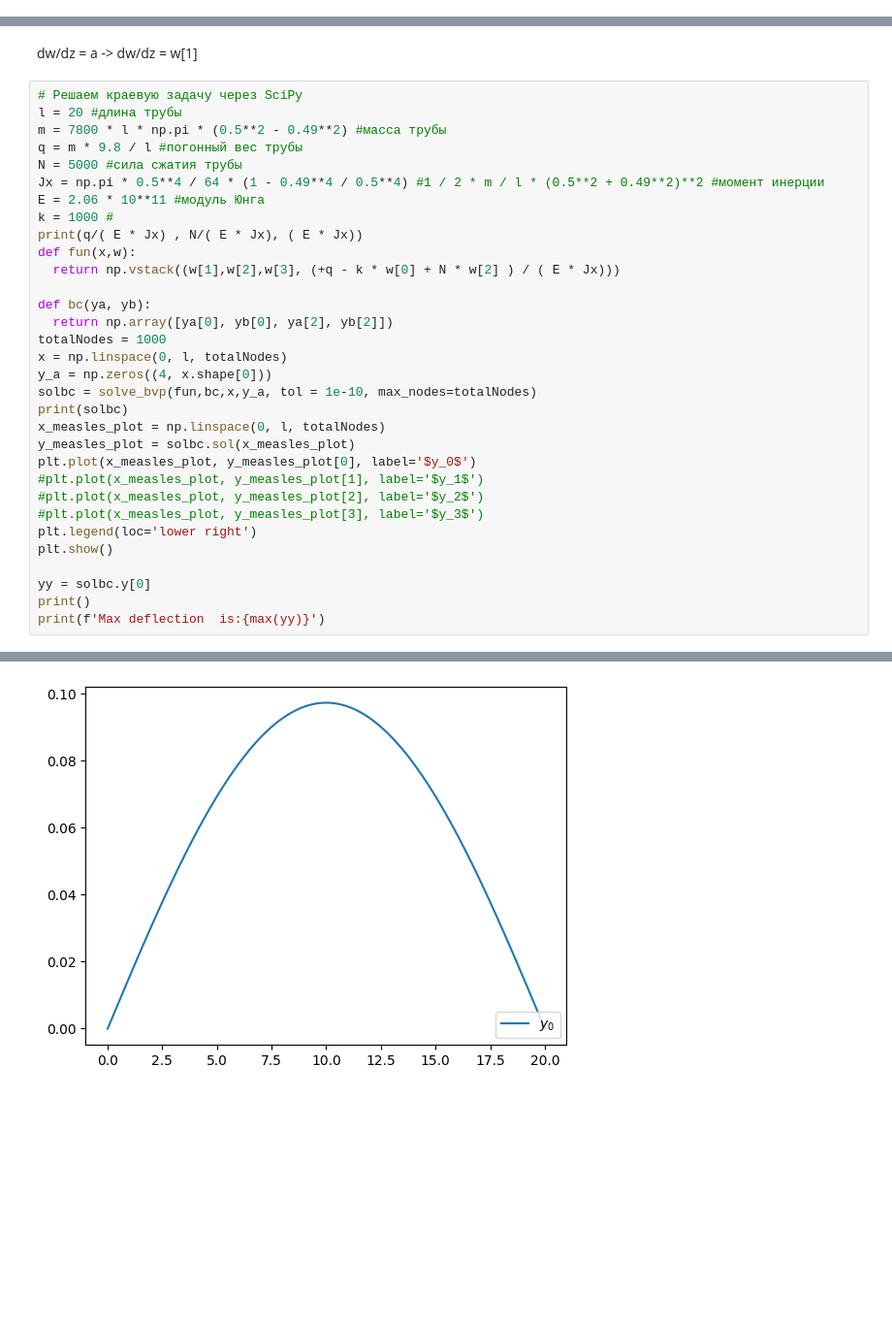
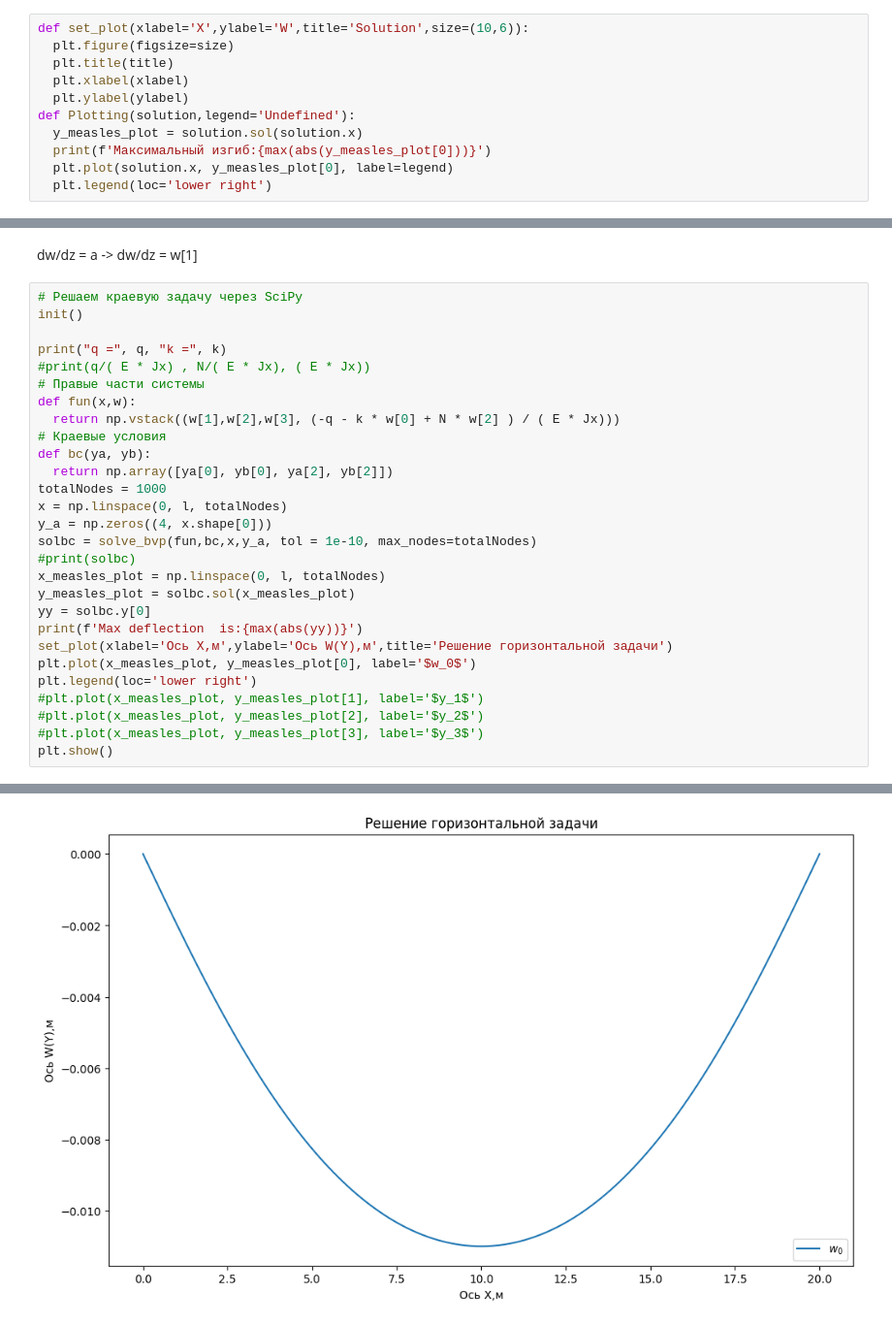
Before and after one commit to SpaceZeroed/Direc_Pipe, a Jupyter notebook: New_Direct_pipe.ipynb, the cells around one changed output, grey strips where cells are left out. Shown at 97% size. Cells and saved outputs as stored; diff of their text form; blank space fills up the shorter version.

```diff
--- a/New_Direct_pipe.ipynb
+++ b/New_Direct_pipe.ipynb
@@ -6,0 +254,11 @@ import matplotlib.pyplot as plt
+# %%
+def set_plot(xlabel='X',ylabel='W',title='Solution',size=(10,6)):
+  plt.figure(figsize=size)
+  plt.title(title)
+  plt.xlabel(xlabel)
+  plt.ylabel(ylabel)
+def Plotting(solution,legend='Undefined'):
+  y_measles_plot = solution.sol(solution.x)
+  print(f'Максимальный изгиб:{max(abs(y_measles_plot[0]))}')
+  plt.plot(solution.x, y_measles_plot[0], label=legend)
+  plt.legend(loc='lower right')
@@ -8,34 +483,30 @@ import matplotlib.pyplot as plt
 dw/dz = a -> dw/dz = w[1]
 # %%
 # Решаем краевую задачу через SciPy
-l = 20 #длина трубы
-m = 7800 * l * np.pi * (0.5**2 - 0.49**2) #масса трубы
-q = m * 9.8 / l #погонный вес трубы
-N = 5000 #сила сжатия трубы
-Jx = np.pi * 0.5**4 / 64 * (1 - 0.49**4 / 0.5**4) #1 / 2 * m / l * (0.5**2 + 0.49**2)**2 #момент инерции
-E = 2.06 * 10**11 #модуль Юнга
-k = 1000 #
-print(q/( E * Jx) , N/( E * Jx), ( E * Jx))
+init()
+
+print("q =", q, "k =", k)
+#print(q/( E * Jx) , N/( E * Jx), ( E * Jx))
+# Правые части системы
 def fun(x,w):
-  return np.vstack((w[1],w[2],w[3], (+q - k * w[0] + N * w[2] ) / ( E * Jx)))
-
+  return np.vstack((w[1],w[2],w[3], (-q - k * w[0] + N * w[2] ) / ( E * Jx)))
+# Краевые условия
 def bc(ya, yb):
   return np.array([ya[0], yb[0], ya[2], yb[2]])
 totalNodes = 1000
 x = np.linspace(0, l, totalNodes)
 y_a = np.zeros((4, x.shape[0]))
 solbc = solve_bvp(fun,bc,x,y_a, tol = 1e-10, max_nodes=totalNodes)
-print(solbc)
+#print(solbc)
 x_measles_plot = np.linspace(0, l, totalNodes)
 y_measles_plot = solbc.sol(x_measles_plot)
-plt.plot(x_measles_plot, y_measles_plot[0], label='$y_0$')
+yy = solbc.y[0]
+print(f'Max deflection  is:{max(abs(yy))}')
+set_plot(xlabel='Ось X,м',ylabel='Ось W(Y),м',title='Решение горизонтальной задачи')
+plt.plot(x_measles_plot, y_measles_plot[0], label='$w_0$')
+plt.legend(loc='lower right')
 #plt.plot(x_measles_plot, y_measles_plot[1], label='$y_1$')
 #plt.plot(x_measles_plot, y_measles_plot[2], label='$y_2$')
 #plt.plot(x_measles_plot, y_measles_plot[3], label='$y_3$')
-plt.legend(loc='lower right')
 plt.show()
-
-yy = solbc.y[0]
-print()
-print(f'Max deflection  is:{max(yy)}')
 # %% [output]
@@ -59 +515 @@ print(f'Max deflection  is:{max(yy)}')
-[figure, old version]
+[figure, new version]
```
Also changed, not shown: parts of 59 cells of this notebook.
